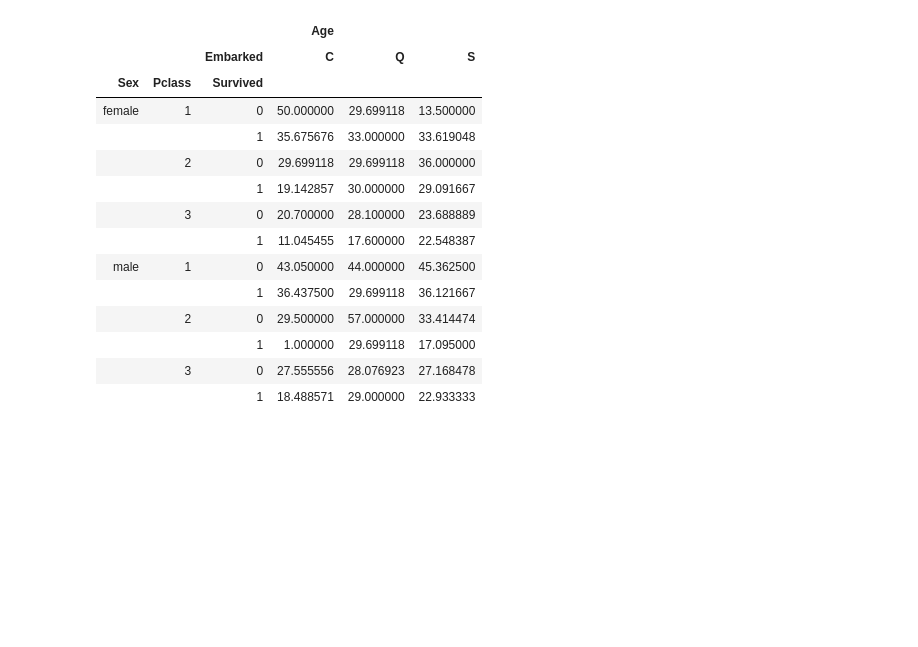
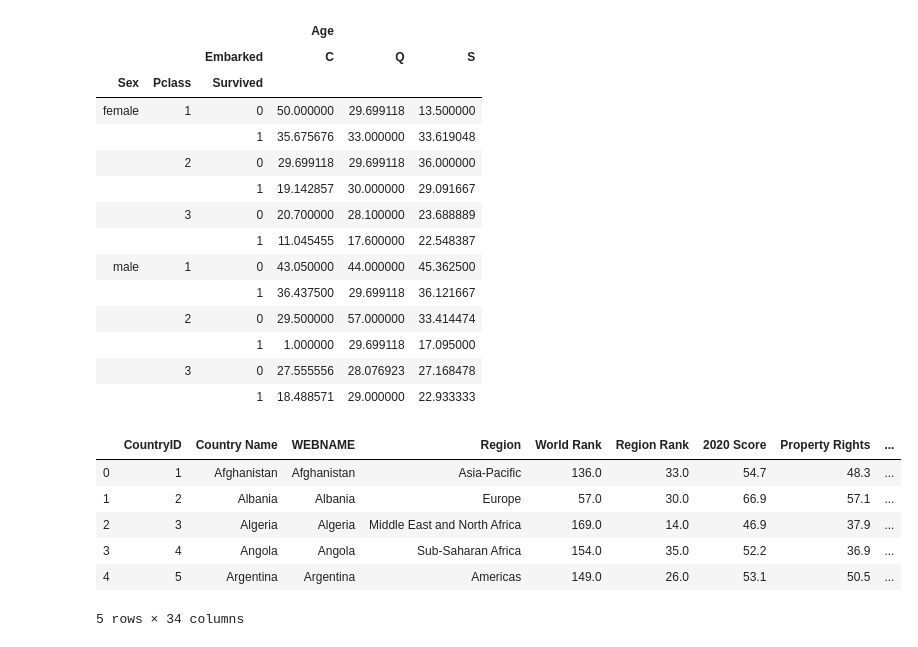
Before and after one commit to michaelreinhard/python_functions, a Jupyter notebook: titanic_pivot_table.ipynb, the cells around one changed output. Drawn from its saved outputs; the diff is of its cells as text; code cells hidden in the pictures; blank space fills up the shorter version.

Commit message:
added data on world economic freedom

```diff
--- a/titanic_pivot_table.ipynb
+++ b/titanic_pivot_table.ipynb
@@ -172,3 +172,14 @@ table
 |  |  | 1 | 1.000000 | 29.699118 | 17.095000 |
 |  | 3 | 0 | 27.555556 | 28.076923 | 27.168478 |
 |  |  | 1 | 18.488571 | 29.000000 | 22.933333 |
+# %%
+df = pd.read_excel('./index2020_data.xls')
+df.head()
+# %% [output]
+|  | CountryID | Country Name | WEBNAME | Region | World Rank | Region Rank | 2020 Score | Property Rights | ... |
+| 0 | 1 | Afghanistan | Afghanistan | Asia-Pacific | 136.0 | 33.0 | 54.7 | 48.3 | ... |
+| 1 | 2 | Albania | Albania | Europe | 57.0 | 30.0 | 66.9 | 57.1 | ... |
+| 2 | 3 | Algeria | Algeria | Middle East and North Africa | 169.0 | 14.0 | 46.9 | 37.9 | ... |
+| 3 | 4 | Angola | Angola | Sub-Saharan Africa | 154.0 | 35.0 | 52.2 | 36.9 | ... |
+| 4 | 5 | Argentina | Argentina | Americas | 149.0 | 26.0 | 53.1 | 50.5 | ... |
+5 rows × 34 columns
```
Also changed, not shown: parts of 3 cells of this notebook.
